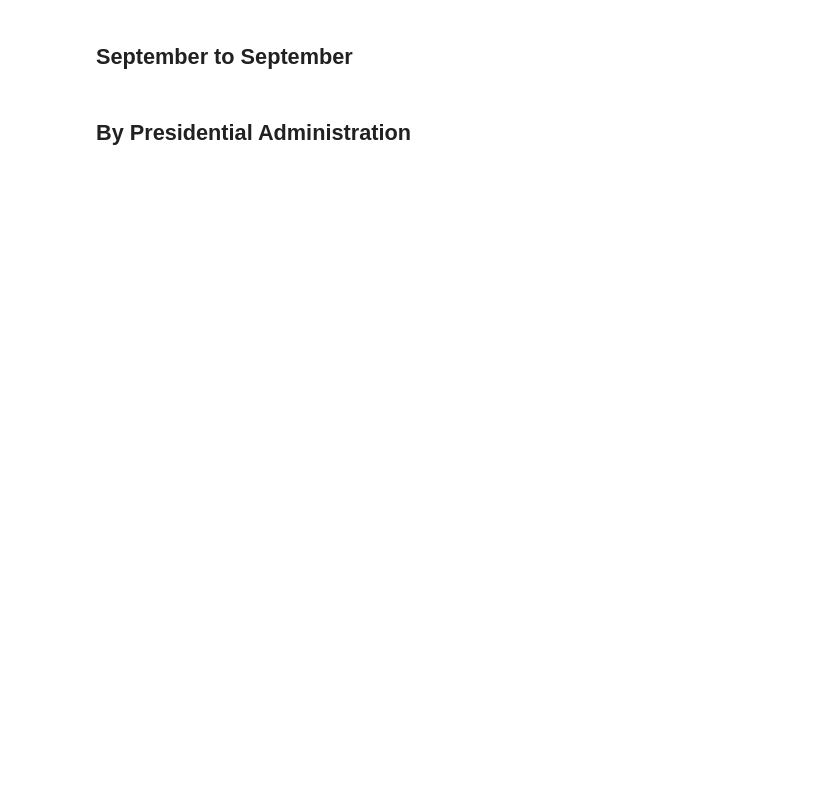
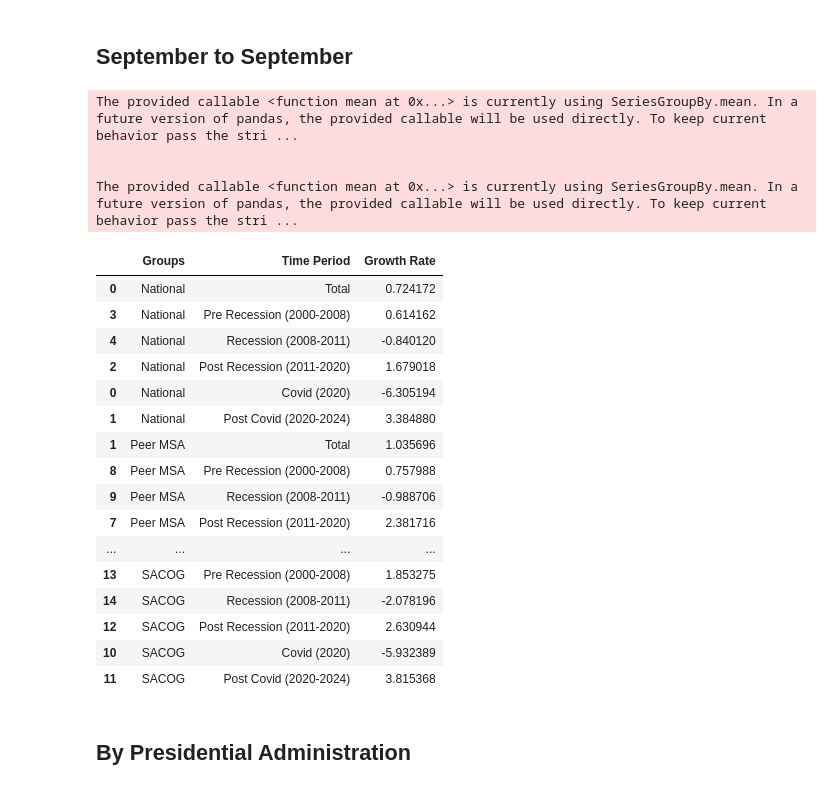
Before and after one commit to SACOG/Regional-Monitoring, a Jupyter notebook: Indicator_Gen/Python Code/BLS/Step 02 - Jobs_1 Processing.ipynb, the cells around one changed output. Saved outputs shown, nothing was run; the diff lists cells and outputs as text; code cells hidden in the pictures; blank space fills up the shorter version.

```diff
--- a/Indicator_Gen/Python Code/BLS/Step 02 - Jobs_1 Processing.ipynb
+++ b/Indicator_Gen/Python Code/BLS/Step 02 - Jobs_1 Processing.ipynb
@@ -189,37 +337,67 @@ conditions = [
     ,  df_plot['Geography'].str.contains('National')
              ]
 choices = ['SACOG', 'Peer MSA', 'National']
 df_plot['Groups'] = np.select(conditions, choices)
 df_plot = df_plot.groupby(['date_', 'Groups'], as_index = False).agg(Value = ('Value', 'sum'), Jobs_GR = ('Jobs_GR', wm))
 df_plot = df_plot.sort_values(['Groups', 'date_'], ascending = [True, False])
 
 
 # Set up groups
 conditions = [
          df_plot['date_'].str.contains("|".join(str(year) for year in sequence(2000, 2007, 1)))
        , df_plot['date_'].str.contains("|".join(str(year) for year in sequence(2008, 2011, 1)))
        , df_plot['date_'].str.contains("|".join(str(year) for year in sequence(2012, 2019, 1)))
        , df_plot['date_'].str.contains("|".join(str(year) for year in sequence(2020, 2020, 1)))
        , df_plot['date_'].str.contains("|".join(str(year) for year in sequence(2021, 2024, 1)))
              ]
-choices = ["Pre Recession", "Recession", "Post Recession", "Covid", "Post Covid"]
+# choices = ["Pre Recession", "Recession", "Post Recession", "Covid", "Post Covid"]
+choices = ["Pre Recession (2000-2008)", "Recession (2008-2011)", "Post Recession (2011-2020)", "Covid (2020)", "Post Covid (2020-2024)"]
+
 df_plot["Period"] = np.select(conditions, choices)
 
 df_plot = df_plot.dropna()
 
 wm = lambda x: np.average(x, weights = df_plot.loc[x.index, "Value"])
 df_plot1 = df_plot.groupby(['Groups', 'Period'], as_index = False)['Jobs_GR'].agg(np.mean)
 df_plot2 = df_plot.groupby(['Groups'          ], as_index = False)['Jobs_GR'].agg(np.mean)
 df_plot2['Period'] = 'Total'
 df_plot = pd.concat([df_plot1, df_plot2])
 
-df_plot['Period_Sort'] = pd.Categorical(df_plot['Period'], ["Total", "Pre Recession", "Recession", "Post Recession", "Covid", "Post Covid"])
-df_plot = df_plot.sort_values(by = ['Groups', 'Period_Sort'], ascending = [True, True])
-df_plot = df_plot.drop(['Period_Sort'], axis = 1)
+period_order = ["Total", "Pre Recession (2000-2008)", "Recession (2008-2011)", "Post Recession (2011-2020)", "Covid (2020)", "Post Covid (2020-2024)"]
+
+df_plot['Period_Sort'] = pd.Categorical(df_plot['Period'], period_order)
+df_plot = df_plot.sort_values(by=['Groups', 'Period_Sort'], ascending=[True, True])
+df_plot = df_plot.drop(['Period_Sort'], axis=1)
+
+# df_plot['Period_Sort'] = pd.Categorical(df_plot['Period'], ["Total", "Pre Recession", "Recession", "Post Recession", "Covid", "Post Covid"])
+# df_plot = df_plot.sort_values(by = ['Groups', 'Period_Sort'], ascending = [True, True])
+# df_plot = df_plot.drop(['Period_Sort'], axis = 1)
 
 df_plot = df_plot.rename(columns = {'Jobs_GR':'Growth Rate', 'Period':'Time Period'})
 
 df_plot
+# %% [output]
+The provided callable <function mean at 0x...> is currently using SeriesGroupBy.mean. In a future version of pandas, the provided callable will be used directly. To keep current behavior pass the stri ...
+
+
+The provided callable <function mean at 0x...> is currently using SeriesGroupBy.mean. In a future version of pandas, the provided callable will be used directly. To keep current behavior pass the stri ...
+|  | Groups | Time Period | Growth Rate |
+| 0 | National | Total | 0.724172 |
+| 3 | National | Pre Recession (2000-2008) | 0.614162 |
+| 4 | National | Recession (2008-2011) | -0.840120 |
+| 2 | National | Post Recession (2011-2020) | 1.679018 |
+| 0 | National | Covid (2020) | -6.305194 |
+| 1 | National | Post Covid (2020-2024) | 3.384880 |
+| 1 | Peer MSA | Total | 1.035696 |
+| 8 | Peer MSA | Pre Recession (2000-2008) | 0.757988 |
+| 9 | Peer MSA | Recession (2008-2011) | -0.988706 |
+| 7 | Peer MSA | Post Recession (2011-2020) | 2.381716 |
+| ... | ... | ... | ... |
+| 13 | SACOG | Pre Recession (2000-2008) | 1.853275 |
+| 14 | SACOG | Recession (2008-2011) | -2.078196 |
+| 12 | SACOG | Post Recession (2011-2020) | 2.630944 |
+| 10 | SACOG | Covid (2020) | -5.932389 |
+| 11 | SACOG | Post Covid (2020-2024) | 3.815368 |
 # %%
 # px.bar(df_plot, x = 'Period', y = 'Jobs_GR', facet_col = 'Groups')
 fig = px.bar(df_plot, x = 'Time Period', y = 'Growth Rate', color = 'Groups', barmode = 'group', template = 'plotly_white')
```
Also changed, not shown: parts of 13 cells of this notebook, 22 other files.
